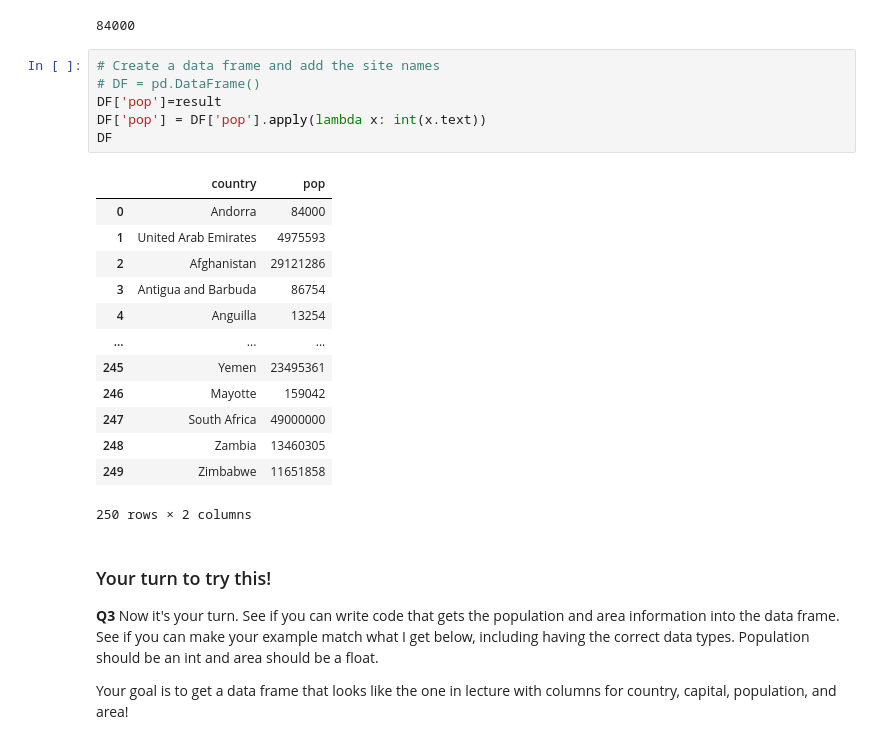
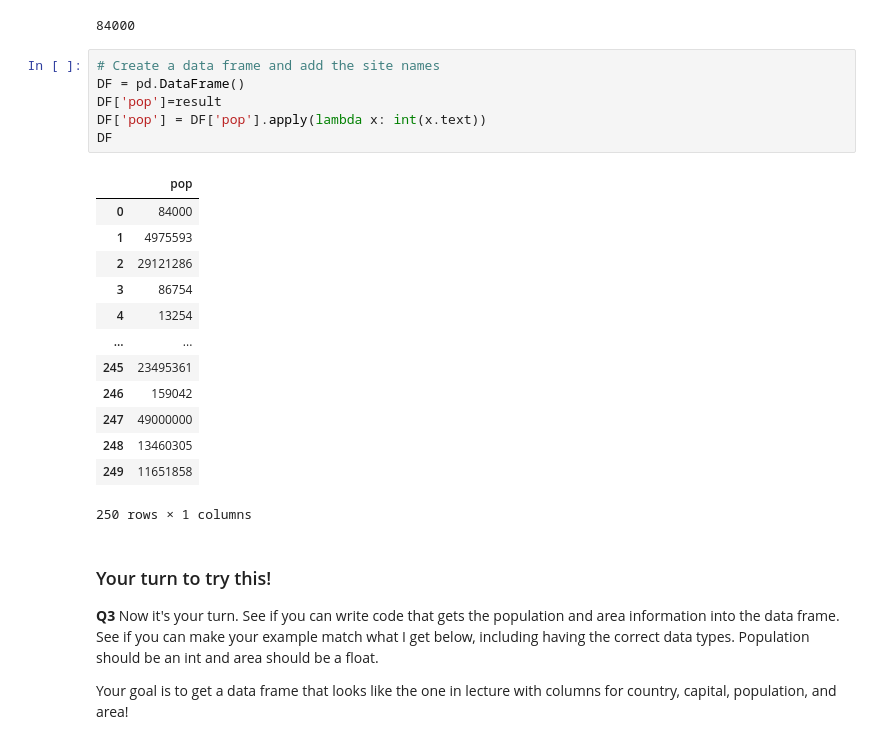
Before and after one commit to kayce-j/Data101study, a Jupyter notebook: Day12/Day12-HW.ipynb, the cells around one changed output. Cells and saved outputs as stored; diff of their text form.

```diff
--- a/Day12/Day12-HW.ipynb
+++ b/Day12/Day12-HW.ipynb
@@ -160,24 +196,24 @@ int(result[0].text)
 84000
 # %%
 # Create a data frame and add the site names
-# DF = pd.DataFrame()
+DF = pd.DataFrame()
 DF['pop']=result
 DF['pop'] = DF['pop'].apply(lambda x: int(x.text))
 DF
 # %% [output]
-|  | country | pop |
-| 0 | Andorra | 84000 |
-| 1 | United Arab Emirates | 4975593 |
-| 2 | Afghanistan | 29121286 |
-| 3 | Antigua and Barbuda | 86754 |
-| 4 | Anguilla | 13254 |
-| ... | ... | ... |
-| 245 | Yemen | 23495361 |
-| 246 | Mayotte | 159042 |
-| 247 | South Africa | 49000000 |
-| 248 | Zambia | 13460305 |
-| 249 | Zimbabwe | 11651858 |
+|  | pop |
+| 0 | 84000 |
+| 1 | 4975593 |
+| 2 | 29121286 |
+| 3 | 86754 |
+| 4 | 13254 |
+| ... | ... |
+| 245 | 23495361 |
+| 246 | 159042 |
+| 247 | 49000000 |
+| 248 | 13460305 |
+| 249 | 11651858 |
-250 rows × 2 columns
+250 rows × 1 columns
 # %% [markdown]
 ### Your turn to try this!
 
```
Also changed, not shown: parts of 7 cells of this notebook, 3 other files.
